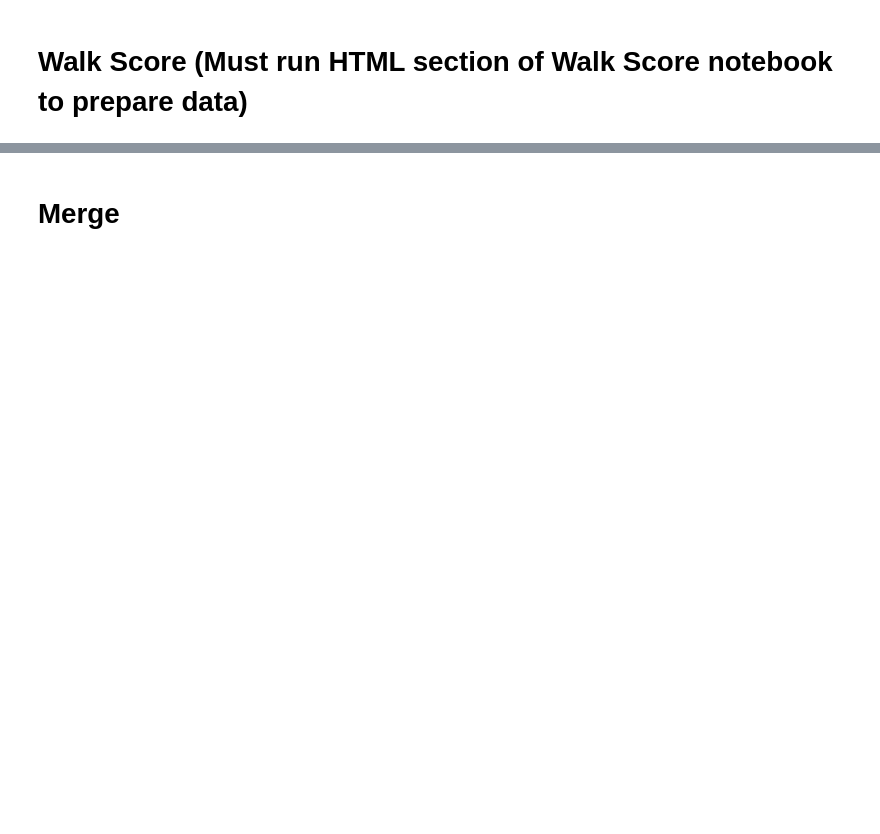
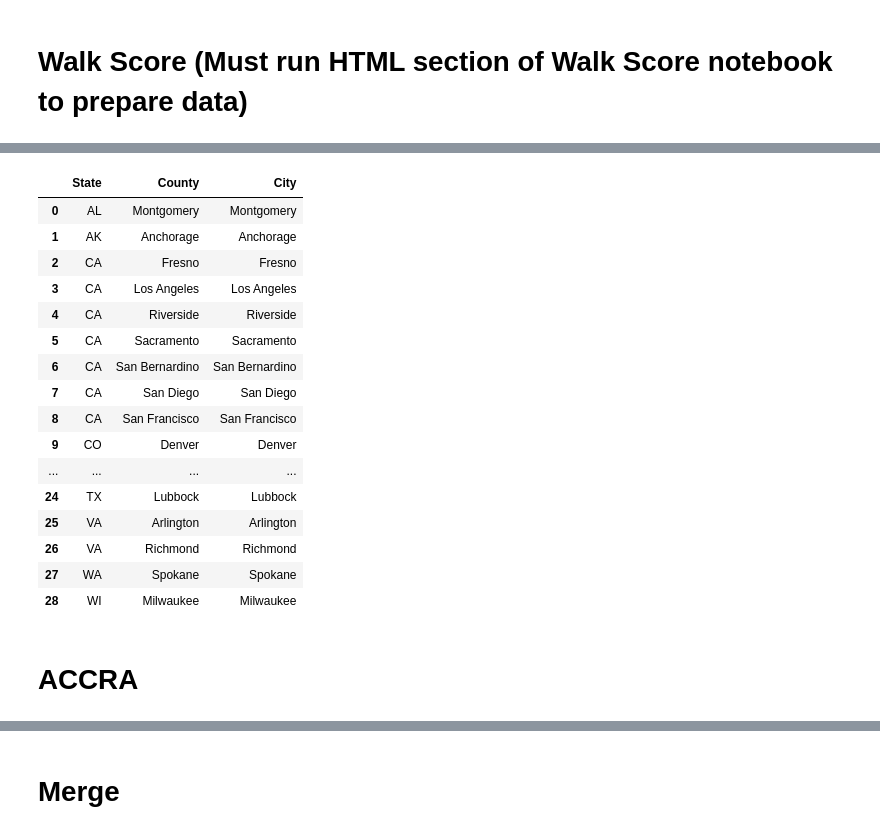
Before and after one commit to Hudsonnc/Pr_084, a Jupyter notebook: Preliminary Data Exploration.ipynb, the cells around one changed output, grey strips where cells are left out. Saved outputs shown, nothing was run; the diff lists cells and outputs as text; code cells hidden in the pictures; blank space fills up the shorter version.

```diff
--- a/Preliminary Data Exploration.ipynb
+++ b/Preliminary Data Exploration.ipynb
@@ -117,0 +148,23 @@ sc = pd.scatter_matrix(ws.dropna())
+# %%
+pd.merge(health[['State', 'County']], ws[['State', 'City']],
+        left_on=['County','State'], right_on=['City','State'])
+# %% [output]
+|  | State | County | City |
+| 0 | AL | Montgomery | Montgomery |
+| 1 | AK | Anchorage | Anchorage |
+| 2 | CA | Fresno | Fresno |
+| 3 | CA | Los Angeles | Los Angeles |
+| 4 | CA | Riverside | Riverside |
+| 5 | CA | Sacramento | Sacramento |
+| 6 | CA | San Bernardino | San Bernardino |
+| 7 | CA | San Diego | San Diego |
+| 8 | CA | San Francisco | San Francisco |
+| 9 | CO | Denver | Denver |
+| ... | ... | ... | ... |
+| 24 | TX | Lubbock | Lubbock |
+| 25 | VA | Arlington | Arlington |
+| 26 | VA | Richmond | Richmond |
+| 27 | WA | Spokane | Spokane |
+| 28 | WI | Milwaukee | Milwaukee |
+# %% [markdown]
+# ACCRA
```
Also changed, not shown: parts of 25 cells of this notebook, 2 other files.
